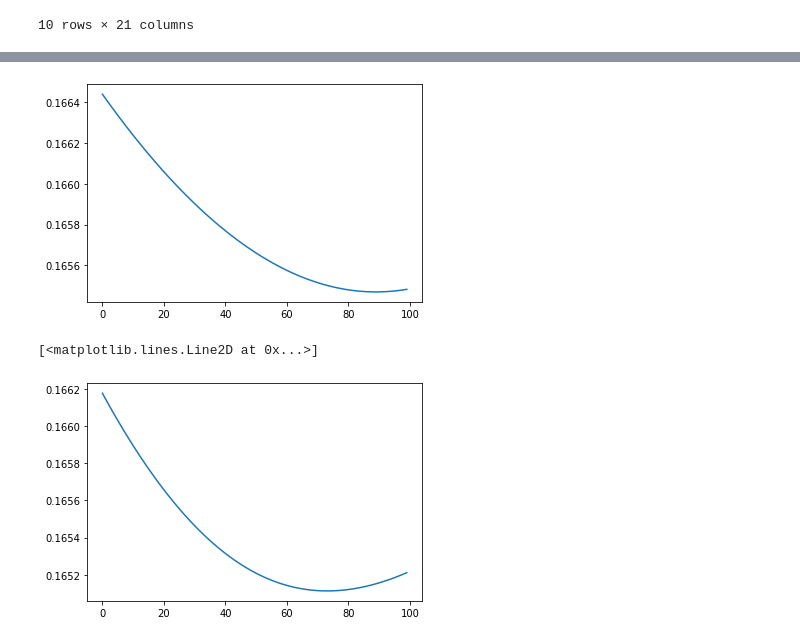
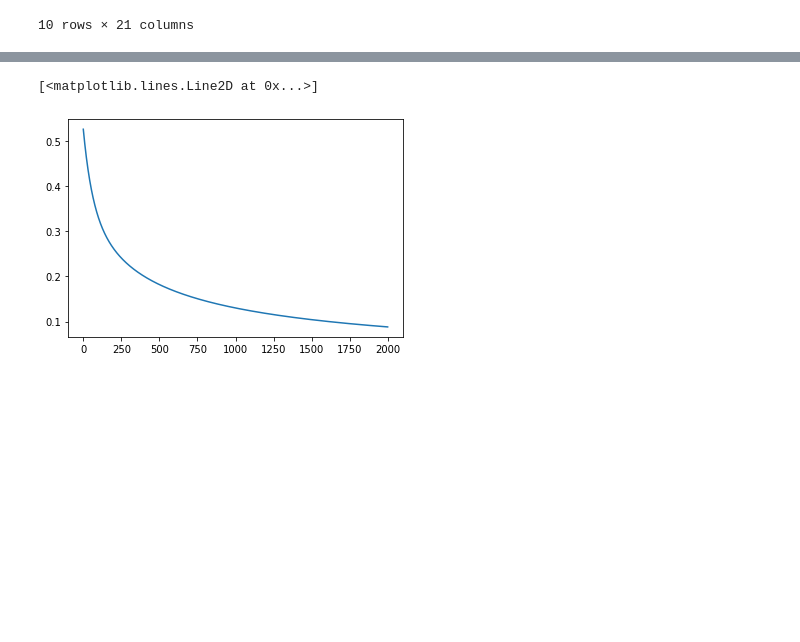
Before and after one commit to fyangami/ml-starter, a Jupyter notebook: kaggle/mobile-price-classification/craft.ipynb, the cells around one changed output, grey strips where cells are left out. Saved outputs shown, nothing was run; the diff lists cells and outputs as text; code cells hidden in the pictures; blank space fills up the shorter version.

```diff
--- a/kaggle/mobile-price-classification/craft.ipynb
+++ b/kaggle/mobile-price-classification/craft.ipynb
@@ -80,12 +88,12 @@ test_label = (test_label == 1).astype('uint8')
 train_data = std(train_data)
 test_data = std(test_data)
 
-model = LogisticClassifier(eta=1e-1, epochs=100, batch_size=200)
+model = LogisticClassifier(eta=.1, epochs=2000, batch_size=30)
 model.fit(train_data, train_label, test_data, test_label)
 from matplotlib import pyplot as plt
 plt.plot(model.losses)
-model2 = LogisticClassifier(eta=1e-1, epochs=100, batch_size=30)
-model2.fit(train_data, train_label, test_data, test_label)
-plt.show()
-plt.plot(model2.losses)
+# model2 = LogisticClassifier(eta=1, epochs=100, batch_size=30)
+# model2.fit(train_data, train_label, test_data, test_label)
+# plt.show()
+# plt.plot(model2.losses)
 # %% [output]
@@ -109,3 +117,2 @@ epoch: 100 --- loss: 0.16521147092494273
+[<matplotlib.lines.Line2D at 0x...>]
-[figure, old version]
+[figure, new version]
-[<matplotlib.lines.Line2D at 0x...>]
-[figure, removed]
```
Also changed, not shown: parts of 5 cells of this notebook, 4 other files.
